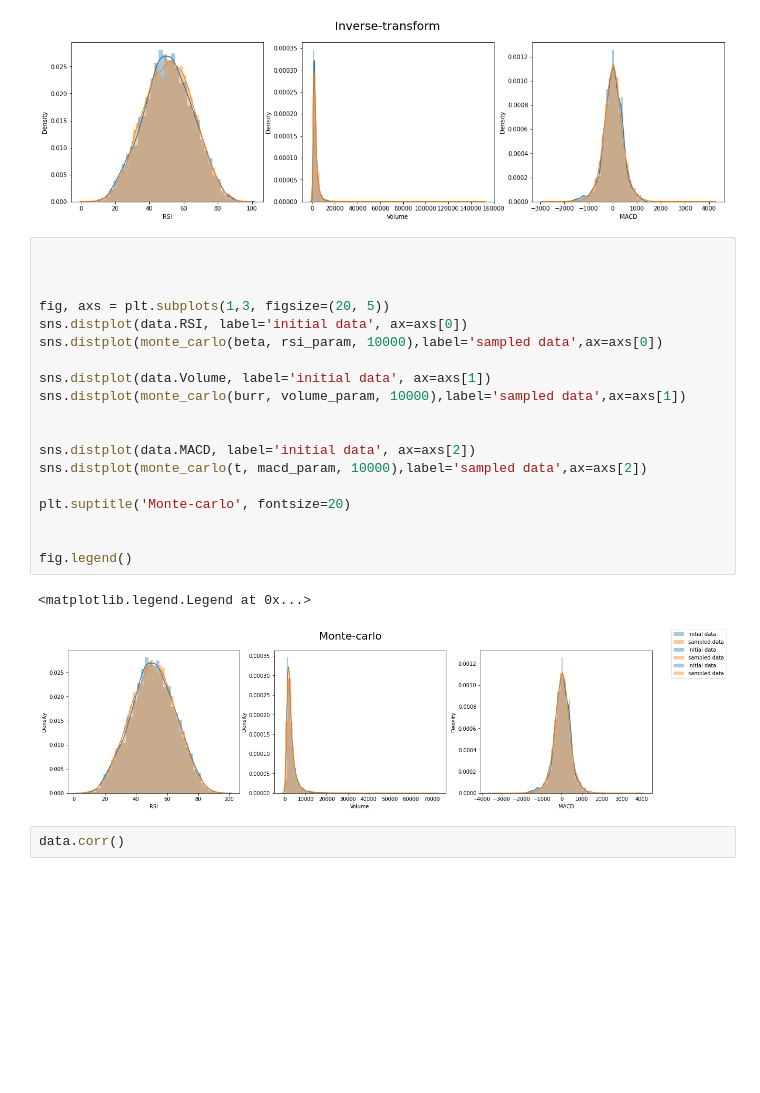
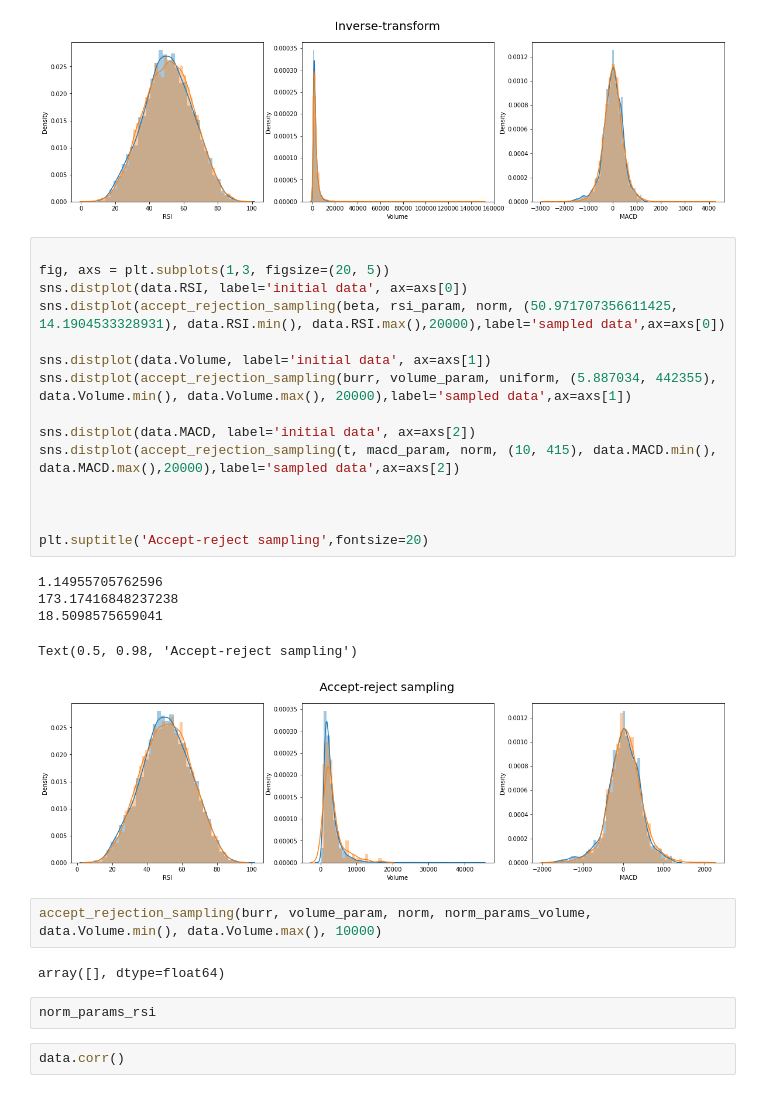
Before and after one commit to notnotzero/MM_ITMO, a Jupyter notebook: lab3.ipynb, the cells around one changed output. Drawn from its saved outputs; the diff is of its cells as text; blank space fills up the shorter version.

Commit message:
accept-reject

```diff
--- a/lab3.ipynb
+++ b/lab3.ipynb
@@ -87,27 +105,32 @@ plt.suptitle('Inverse-transform',fontsize=20)
 Text(0.5, 0.98, 'Inverse-transform')
 [figure]
 # %%
+
+fig, axs = plt.subplots(1,3, figsize=(20, 5))
+sns.distplot(data.RSI, label='initial data', ax=axs[0])
+sns.distplot(accept_rejection_sampling(beta, rsi_param, norm, (50.971707356611425, 14.1904533328931), data.RSI.min(), data.RSI.max(),20000),label='sampled data',ax=axs[0])
+
+sns.distplot(data.Volume, label='initial data', ax=axs[1])
+sns.distplot(accept_rejection_sampling(burr, volume_param, uniform, (5.887034, 442355), data.Volume.min(), data.Volume.max(), 20000),label='sampled data',ax=axs[1])
+
+sns.distplot(data.MACD, label='initial data', ax=axs[2])
+sns.distplot(accept_rejection_sampling(t, macd_param, norm, (10, 415), data.MACD.min(), data.MACD.max(),20000),label='sampled data',ax=axs[2])
 
 
 
-fig, axs = plt.subplots(1,3, figsize=(20, 5))
-sns.distplot(data.RSI, label='initial data', ax=axs[0])
-sns.distplot(monte_carlo(beta, rsi_param, 10000),label='sampled data',ax=axs[0])
-
-sns.distplot(data.Volume, label='initial data', ax=axs[1])
-sns.distplot(monte_carlo(burr, volume_param, 10000),label='sampled data',ax=axs[1])
-
-
-sns.distplot(data.MACD, label='initial data', ax=axs[2])
-sns.distplot(monte_carlo(t, macd_param, 10000),label='sampled data',ax=axs[2])
-
-plt.suptitle('Monte-carlo', fontsize=20)
-
-
-fig.legend()
+plt.suptitle('Accept-reject sampling',fontsize=20)
 # %% [output]
-<matplotlib.legend.Legend at 0x...>
+1.14955705762596
+173.17416848237238
+18.5098575659041
+Text(0.5, 0.98, 'Accept-reject sampling')
-[figure, old version]
+[figure, new version]
+# %%
+accept_rejection_sampling(burr, volume_param, norm, norm_params_volume, data.Volume.min(), data.Volume.max(), 10000)
+# %% [output]
+array([], dtype=float64)
+# %%
+norm_params_rsi
 # %%
 data.corr()
 # %% [output]
```
Also changed, not shown: parts of 3 cells of this notebook.
